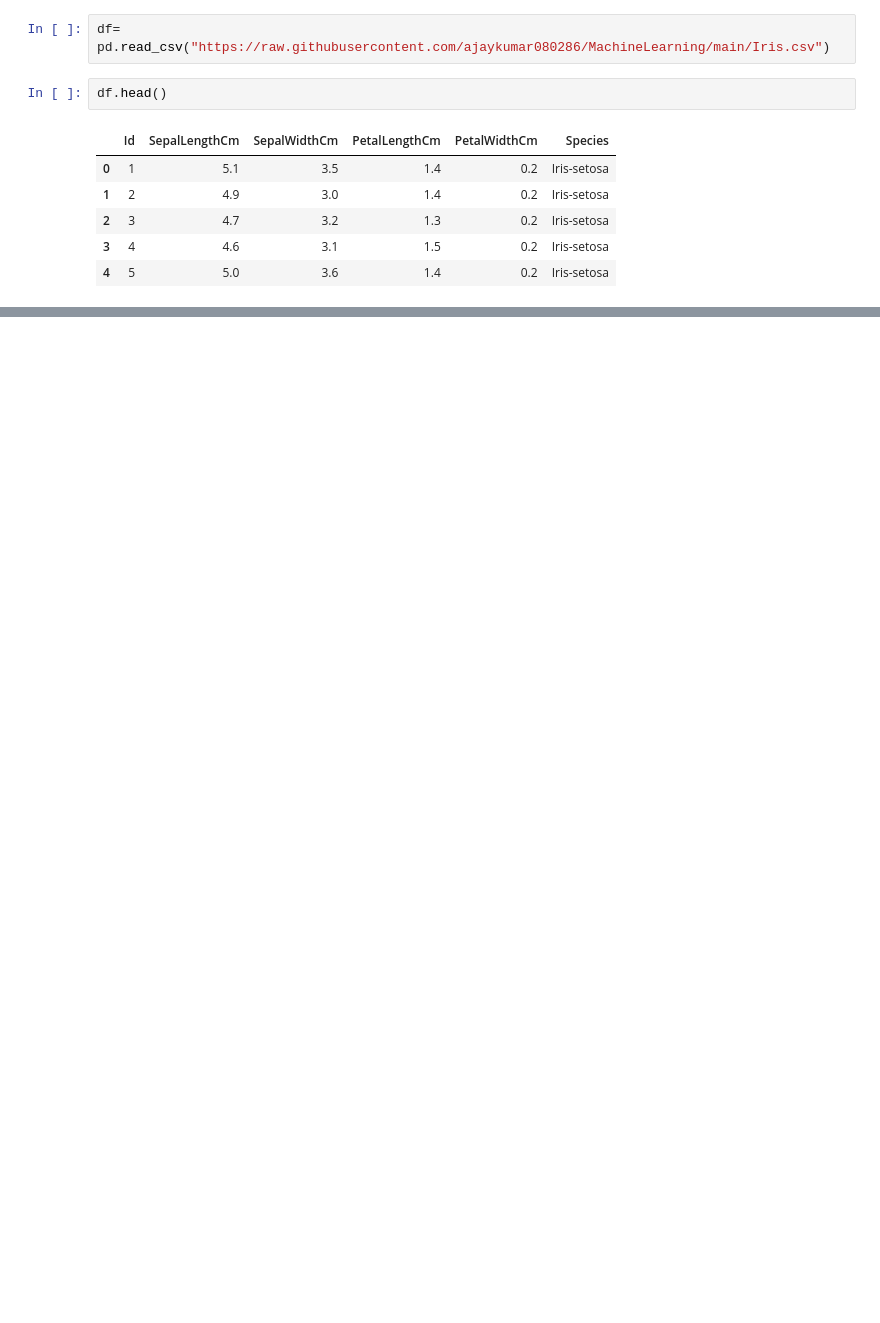
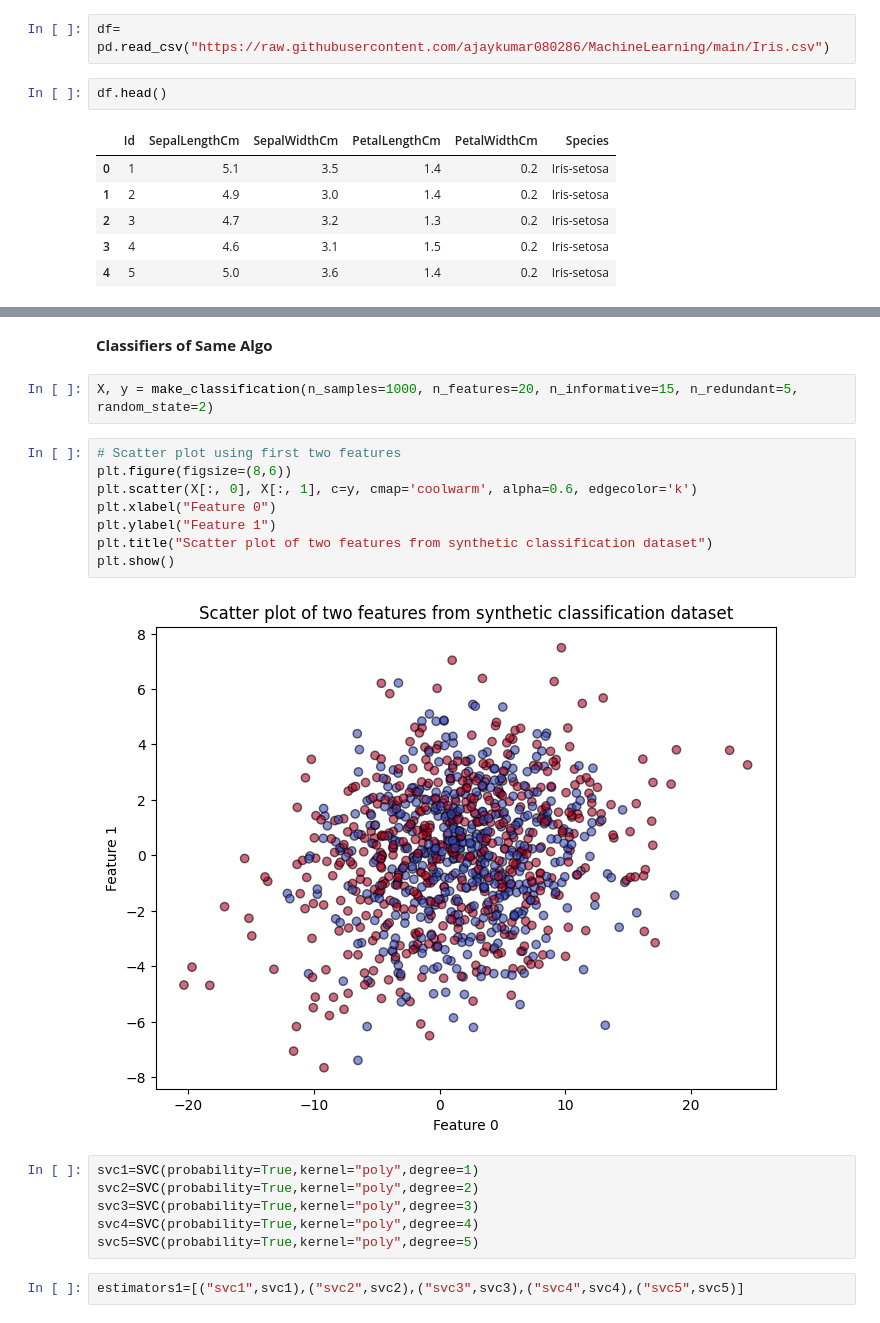
Before and after one commit to ajaykumar080286/MachineLearning, a Jupyter notebook: 44_Voting_Classifier.ipynb, the cells around one changed output, grey strips where cells are left out. Saved outputs shown, nothing was run; the diff lists cells and outputs as text; blank space fills up the shorter version.

```diff
--- a/44_Voting_Classifier.ipynb
+++ b/44_Voting_Classifier.ipynb
@@ -26,0 +157,22 @@ df.head()
+# %% [markdown]
+**Classifiers of Same Algo**
+# %%
+X, y = make_classification(n_samples=1000, n_features=20, n_informative=15, n_redundant=5, random_state=2)
+# %%
+# Scatter plot using first two features
+plt.figure(figsize=(8,6))
+plt.scatter(X[:, 0], X[:, 1], c=y, cmap='coolwarm', alpha=0.6, edgecolor='k')
+plt.xlabel("Feature 0")
+plt.ylabel("Feature 1")
+plt.title("Scatter plot of two features from synthetic classification dataset")
+plt.show()
+# %% [output]
+[figure, added]
+# %%
+svc1=SVC(probability=True,kernel="poly",degree=1)
+svc2=SVC(probability=True,kernel="poly",degree=2)
+svc3=SVC(probability=True,kernel="poly",degree=3)
+svc4=SVC(probability=True,kernel="poly",degree=4)
+svc5=SVC(probability=True,kernel="poly",degree=5)
+# %%
+estimators1=[("svc1",svc1),("svc2",svc2),("svc3",svc3),("svc4",svc4),("svc5",svc5)]
```
Also changed, not shown: parts of 30 cells of this notebook.
